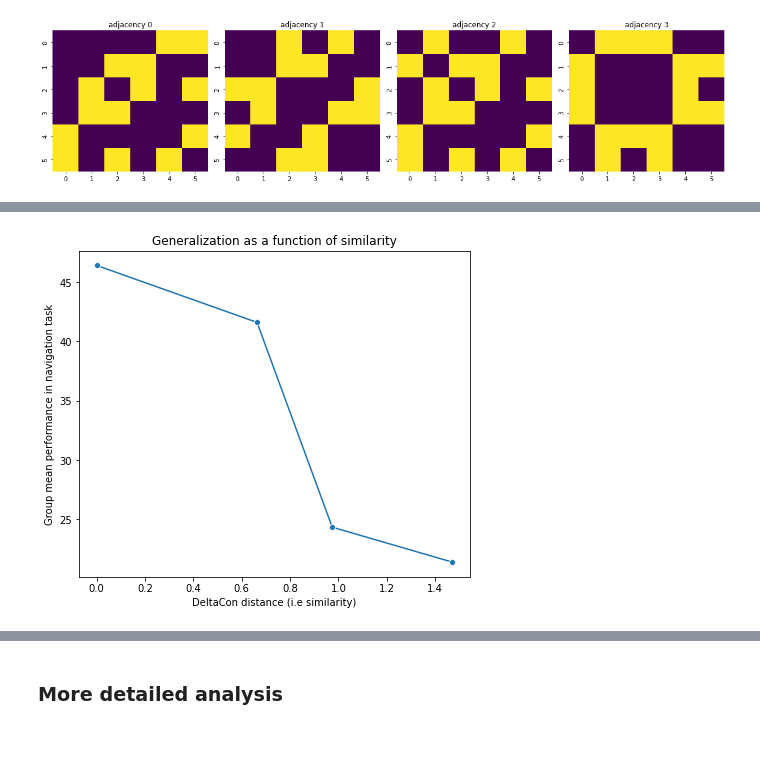
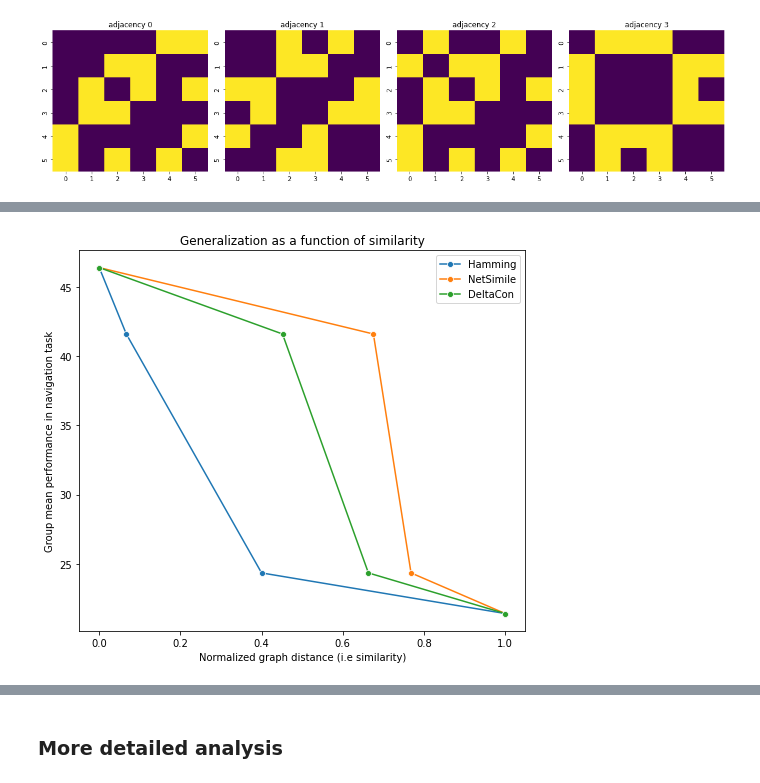
Before and after one commit to Kathleen-Medriano/Cactus, a Jupyter notebook: codes/tangram-generalization.ipynb, the cells around one changed output, grey strips where cells are left out. Saved outputs shown, nothing was run; the diff lists cells and outputs as text; code cells hidden in the pictures; blank space fills up the shorter version.

```diff
--- a/codes/tangram-generalization.ipynb
+++ b/codes/tangram-generalization.ipynb
@@ -428,13 +444,26 @@ distances_exp_4_df.sort_values(by=["DeltaCon"])
+# %%
+fig, ax = plt.subplots()
+
+ax = sns.lineplot(data=distances_exp_4_df_norm, x="Hamming" , y="Group mean navigation task", label="Hamming", marker="o")
+#ax1 = sns.lineplot(data=distances_exp_4_df_norm, x="HammingIpsenMikhailov" , y="group mean per graph", label="HammingIpsenMikhailov", marker="o")
+ax1 = sns.lineplot(data=distances_exp_4_df_norm, x="NetSimile" , y="Group mean navigation task", label="NetSimile", marker="o")
+ax2 = sns.lineplot(data=distances_exp_4_df_norm, x="DeltaCon" , y="Group mean navigation task", label="DeltaCon", marker="o")
+
+ax.set_title('Generalization as a function of similarity')
+ax.set_xlabel('Normalized graph distance (i.e similarity)')
+ax.set_ylabel('Group mean performance in navigation task')
+
+plt.gcf().set_size_inches(8, 7)
+# %% [output]
+[figure, added]
 # %%
-ax = plt.axes()
+# ax = plt.axes()
 
-sns.lineplot(data=distances_exp_4_df, x="DeltaCon", y="group mean per graph", marker='o')
+# sns.lineplot(data=distances_exp_4_df, x="DeltaCon", y="group mean per graph", marker='o')
 
-ax.set_title('Generalization as a function of similarity')
-ax.set_xlabel('DeltaCon distance (i.e similarity)')
-ax.set_ylabel('Group mean performance in navigation task')
+# ax.set_title('Generalization as a function of similarity')
+# ax.set_xlabel('DeltaCon distance (i.e similarity)')
+# ax.set_ylabel('Group mean performance in navigation task')
 
-plt.gcf().set_size_inches(7, 6)
+# plt.gcf().set_size_inches(7, 6)
-# %% [output]
-[figure, removed]
 # %%
```
Also changed, not shown: parts of 32 cells of this notebook, 23 other files.
